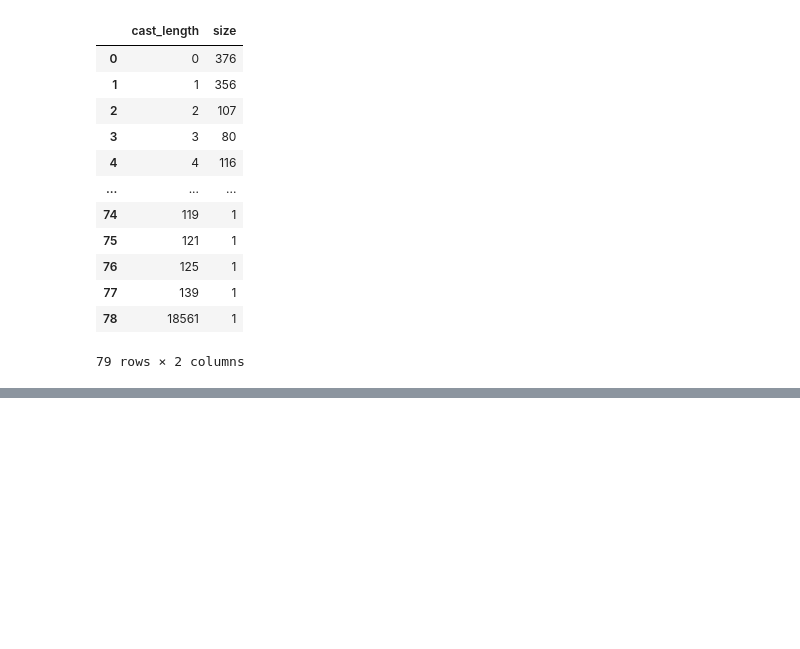
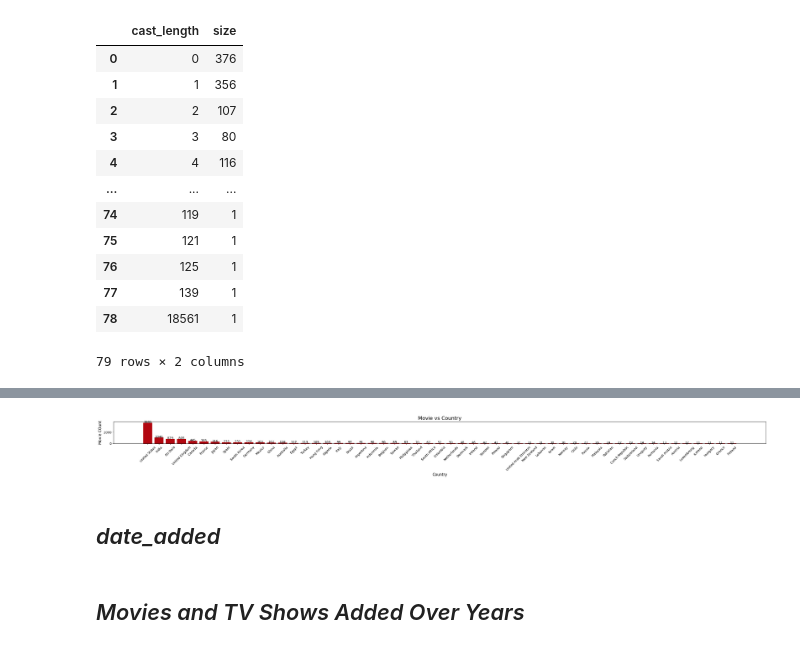
Before and after one commit to harshita-d/Data_Visualization, a Jupyter notebook: netflix-data-visualization.ipynb, the cells around one changed output, grey strips where cells are left out. Drawn from its saved outputs; the diff is of its cells as text; code cells hidden in the pictures; blank space fills up the shorter version.

```diff
--- a/netflix-data-visualization.ipynb
+++ b/netflix-data-visualization.ipynb
@@ -616,0 +655,16 @@ plot_histogram(data_without_empty['cast_length'].values, 200,title,x_label, y_la
+# %%
+country_names_split=data['country'].str.split(",").explode().str.strip()
+country_df=country_names_split.groupby(country_names_split.values).size().reset_index()
+country_df.columns=['country', 'movie_count']
+data_country=country_df[(country_df['country']!="") & (country_df['movie_count']>10)].sort_values(by="movie_count", ascending=False)
+# %%
+x_country=data_country['country']
+y_country=data_country['movie_count']
+title="Movie vs Country"
+x_label="Country"
+y_label="Movie COunt"
+plot_bar(x_country,y_country,x_label,y_label,title,400, True, 30,3)
+# %% [output]
+[figure, added]
+# %% [markdown]
+## *date_added*
@@ -616,0 +675,2 @@ plot_histogram(data_without_empty['cast_length'].values, 200,title,x_label, y_la
+# %% [markdown]
+## *Movies and TV Shows Added Over Years*
```
Also changed, not shown: parts of 16 cells of this notebook.
